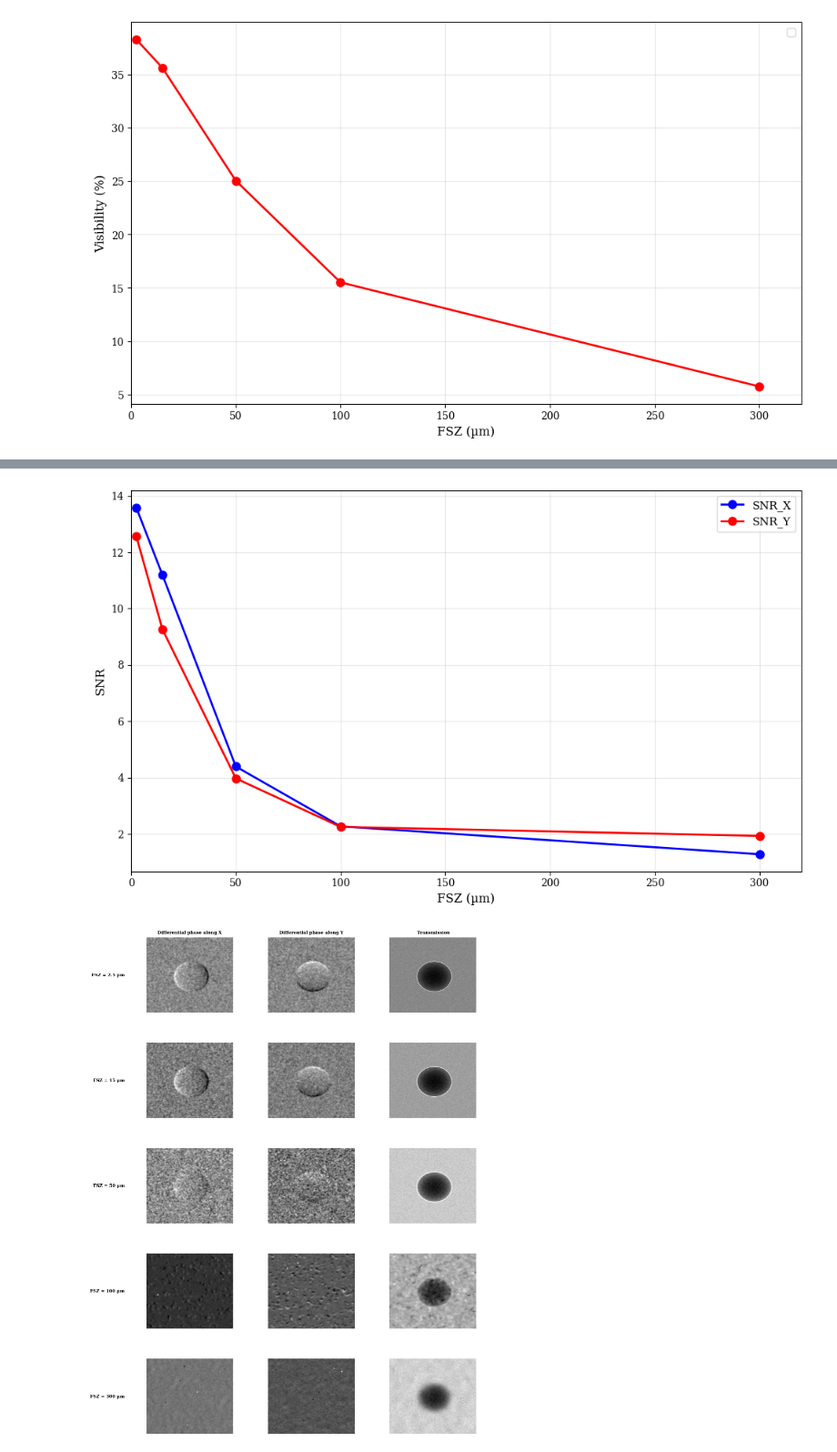
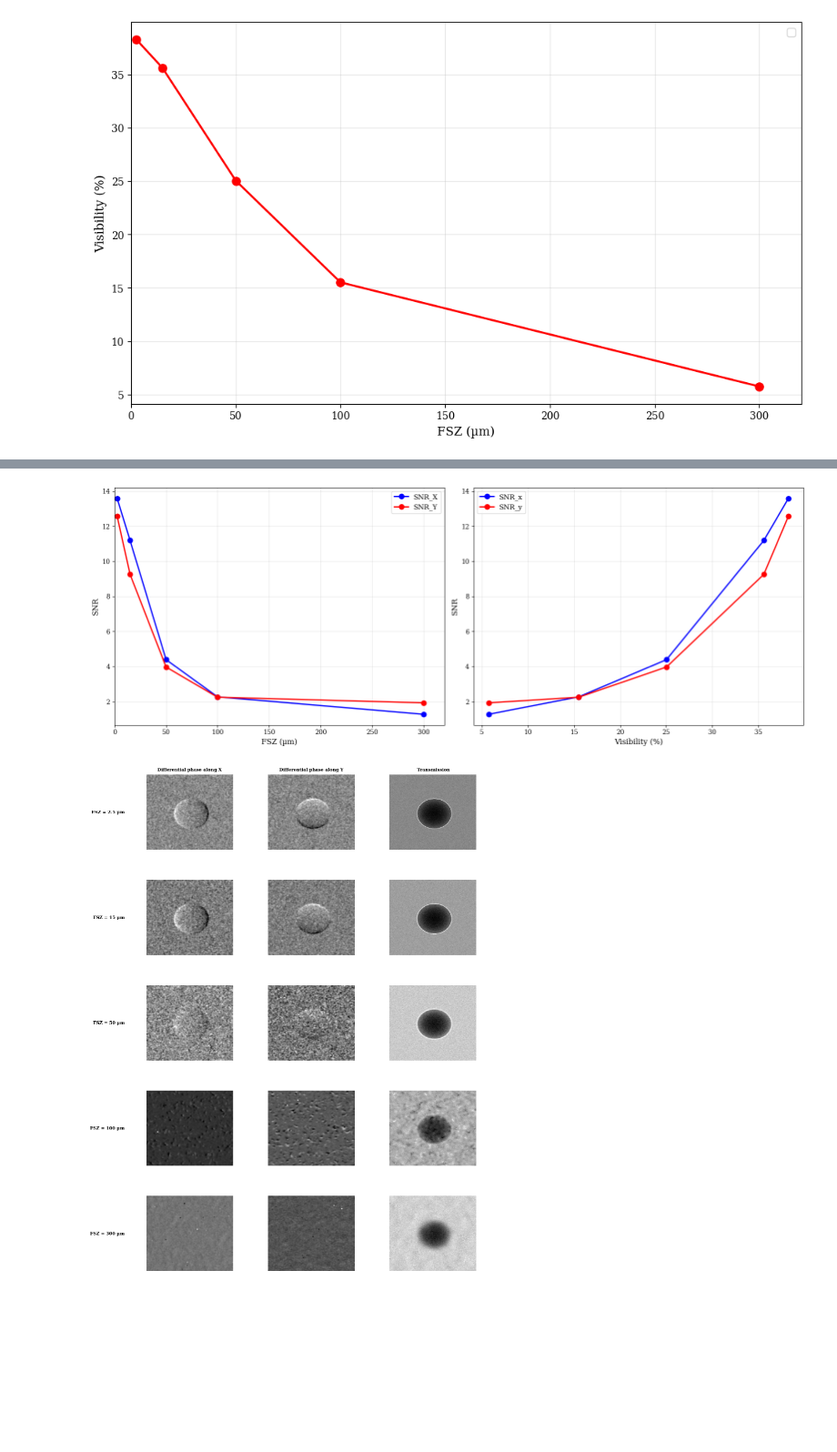
Before and after one commit to roshak1197/FSZ_Study, a Jupyter notebook: read_High.ipynb, the cells around one changed output, grey strips where cells are left out. Shown at 91% size. Drawn from its saved outputs; the diff is of its cells as text; code cells hidden in the pictures; blank space fills up the shorter version.

```diff
--- a/read_High.ipynb
+++ b/read_High.ipynb
@@ -539,33 +539,44 @@ plt.show()
 # %%
 
 
 # Datos
 SNR = np.array([13.58, 11.19, 4.4, 2.28, 1.29])
 SNR_y = [12.56,9.26, 3.98, 2.26, 1.94]
 FSZ = np.array([2.5, 15, 50, 100, 300])
 
 # Crear figura
-plt.figure(figsize=(10, 6))
-
+plt.figure(figsize=(16, 6))
+plt.subplot(1,2,1)
 # Graficar puntos y línea de tendencia roja que los conecta
 plt.plot(FSZ, SNR, 'bo-', linewidth=2, markersize=8,label='SNR_X')
 plt.plot(FSZ, SNR_y, 'ro-', linewidth=2, markersize=8,label='SNR_Y')
 
 # Configuración del gráfico
 plt.xlabel("FSZ (µm)", fontsize=12)
 plt.ylabel("SNR", fontsize=12)
 #plt.title("Visibilidad vs Tamaño de Foco", fontsize=14)
 plt.legend(fontsize=11)
 plt.grid(True, alpha=0.3)
 
 # Ajustar los límites del eje x para mejor visualización
 plt.xlim(0, 320)
+plt.subplot(1,2,2)
+plt.plot(vis_TiC,SNR, 'bo-', linewidth=2, markersize=8,label='SNR_x')
+plt.plot(vis_TiC,SNR_y, 'ro-', linewidth=2, markersize=8,label='SNR_y')
+
+# Configuración del gráfico
+plt.xlabel("Visibility (%)", fontsize=12)
+plt.ylabel("SNR", fontsize=12)
+#plt.title("Visibilidad vs Tamaño de Foco", fontsize=14)
+plt.legend(fontsize=11)
+plt.grid(True, alpha=0.3)
+
 
 plt.tight_layout()
-plt.savefig("SNR_X_vs_Focal_Spot_Size.png", dpi=300)
+#plt.savefig("SNR_X_vs_Focal_Spot_Size.png", dpi=300)
 plt.show()
 # %% [output]
-[figure, old version]
+[figure, new version]
 # %%
 dx_2_um  = np.loadtxt("2.5um/dx.txt")
 dy_2_um  = np.loadtxt("2.5um/dy.txt")
```
Also changed, not shown: parts of 1 cell of this notebook, 1 other file.
